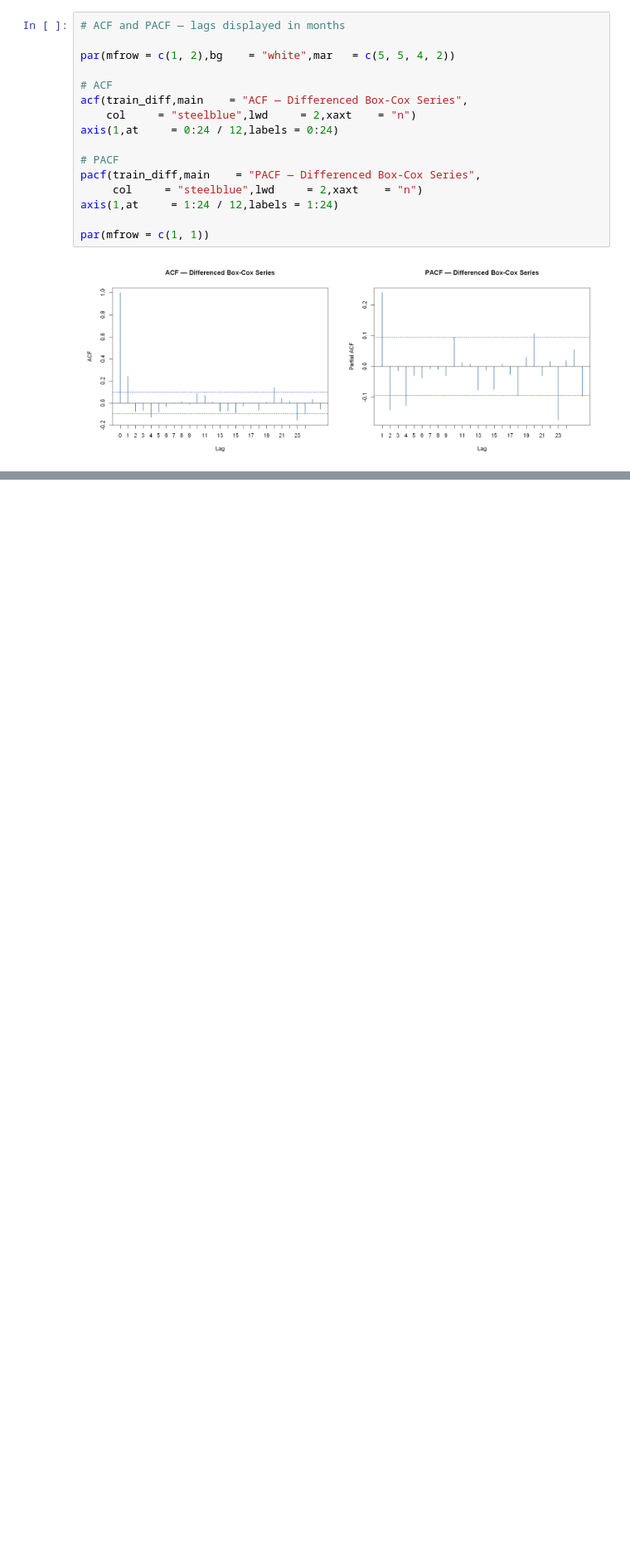
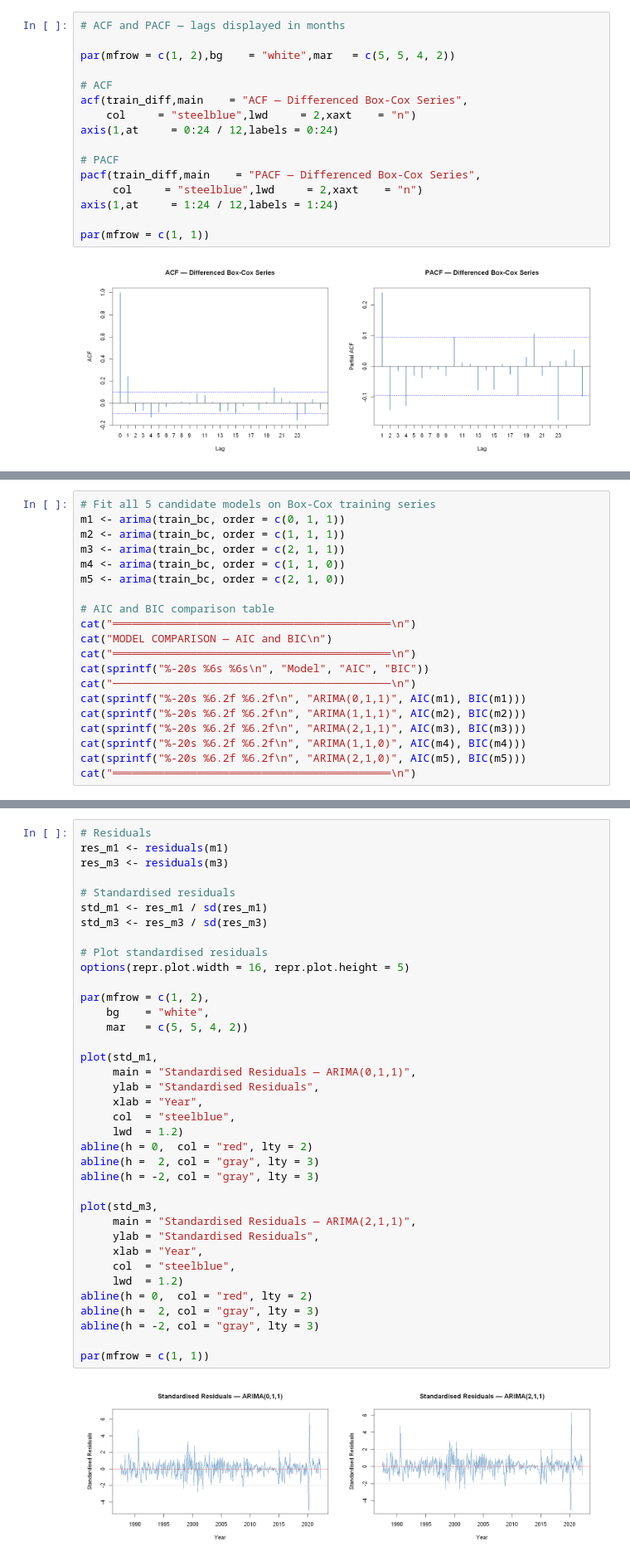
Before and after one commit to AfafKhadraoui/-Brent-Crude-Oil-Time-Series-Forecasting, a Jupyter notebook: Individual_project_Afaf_Khadraoui_G10.ipynb, the cells around one changed output, grey strips where cells are left out. Shown at 83% size. Drawn from its saved outputs; the diff is of its cells as text; blank space fills up the shorter version.

```diff
--- a/Individual_project_Afaf_Khadraoui_G10.ipynb
+++ b/Individual_project_Afaf_Khadraoui_G10.ipynb
@@ -577,0 +769,20 @@ Reordering variables and trying again:
+# %%
+# Fit all 5 candidate models on Box-Cox training series
+m1 <- arima(train_bc, order = c(0, 1, 1))
+m2 <- arima(train_bc, order = c(1, 1, 1))
+m3 <- arima(train_bc, order = c(2, 1, 1))
+m4 <- arima(train_bc, order = c(1, 1, 0))
+m5 <- arima(train_bc, order = c(2, 1, 0))
+
+# AIC and BIC comparison table
+cat("═══════════════════════════════════════════\n")
+cat("MODEL COMPARISON — AIC and BIC\n")
+cat("═══════════════════════════════════════════\n")
+cat(sprintf("%-20s %6s %6s\n", "Model", "AIC", "BIC"))
+cat("───────────────────────────────────────────\n")
+cat(sprintf("%-20s %6.2f %6.2f\n", "ARIMA(0,1,1)", AIC(m1), BIC(m1)))
+cat(sprintf("%-20s %6.2f %6.2f\n", "ARIMA(1,1,1)", AIC(m2), BIC(m2)))
+cat(sprintf("%-20s %6.2f %6.2f\n", "ARIMA(2,1,1)", AIC(m3), BIC(m3)))
+cat(sprintf("%-20s %6.2f %6.2f\n", "ARIMA(1,1,0)", AIC(m4), BIC(m4)))
+cat(sprintf("%-20s %6.2f %6.2f\n", "ARIMA(2,1,0)", AIC(m5), BIC(m5)))
+cat("═══════════════════════════════════════════\n")
@@ -577,0 +867,39 @@ Reordering variables and trying again:
+# %%
+# Residuals
+res_m1 <- residuals(m1)
+res_m3 <- residuals(m3)
+
+# Standardised residuals
+std_m1 <- res_m1 / sd(res_m1)
+std_m3 <- res_m3 / sd(res_m3)
+
+# Plot standardised residuals
+options(repr.plot.width = 16, repr.plot.height = 5)
+
+par(mfrow = c(1, 2),
+    bg    = "white",
+    mar   = c(5, 5, 4, 2))
+
+plot(std_m1,
+     main = "Standardised Residuals — ARIMA(0,1,1)",
+     ylab = "Standardised Residuals",
+     xlab = "Year",
+     col  = "steelblue",
+     lwd  = 1.2)
+abline(h = 0,  col = "red", lty = 2)
+abline(h =  2, col = "gray", lty = 3)
+abline(h = -2, col = "gray", lty = 3)
+
+plot(std_m3,
+     main = "Standardised Residuals — ARIMA(2,1,1)",
+     ylab = "Standardised Residuals",
+     xlab = "Year",
+     col  = "steelblue",
+     lwd  = 1.2)
+abline(h = 0,  col = "red", lty = 2)
+abline(h =  2, col = "gray", lty = 3)
+abline(h = -2, col = "gray", lty = 3)
+
+par(mfrow = c(1, 1))
+# %% [output]
+[figure, added]
```
Also changed, not shown: parts of 25 cells of this notebook.
